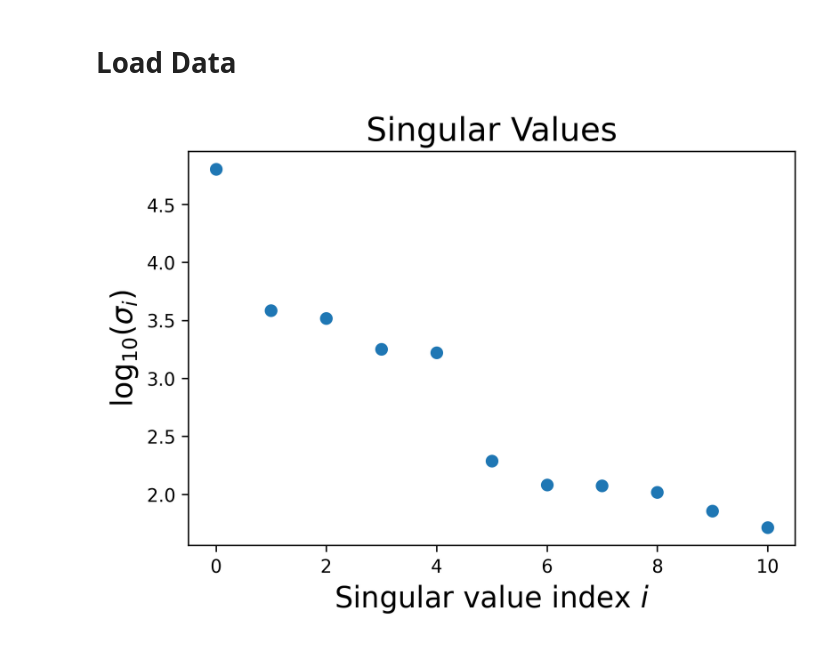
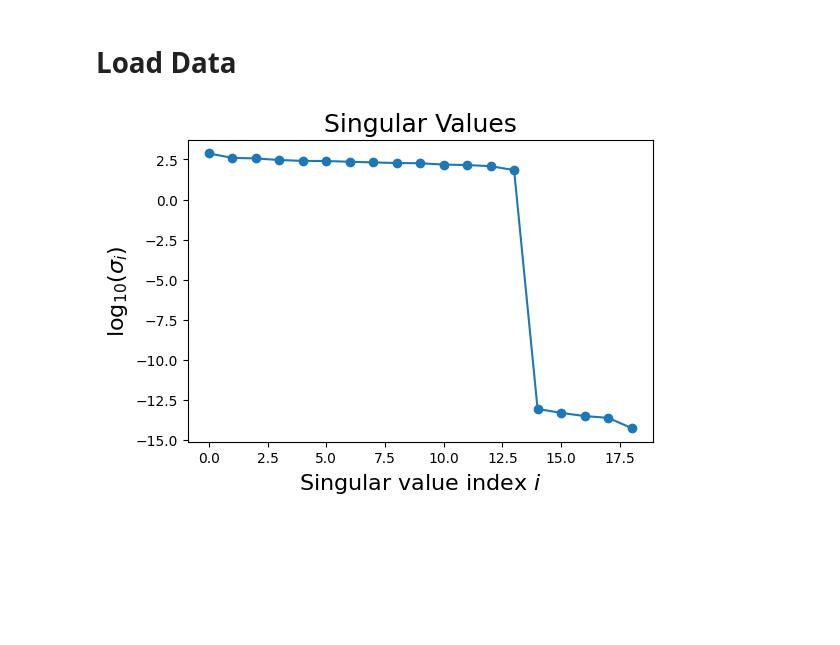
Before and after one commit to seqwalt/ME532_project, a Jupyter notebook: code/sandbox.ipynb, the cells around one changed output. Drawn from its saved outputs; the diff is of its cells as text; code cells hidden in the pictures; blank space fills up the shorter version.

```diff
--- a/code/sandbox.ipynb
+++ b/code/sandbox.ipynb
@@ -61,0 +134,15 @@ def sk_SVM( A, d ):
+# %%
+# Feature Scaling
+# Normalize the range of the features to -1 and 1
+def normalize( A ):
+    ones_col = np.ones((A.shape[0],1))
+    u = np.mean(A,axis=0).reshape(1,-1)
+    u_mat = ones_col@u
+    Au = A - u_mat
+    std = np.std(A,axis=0).reshape(1,-1)
+    std_mat = ones_col@std
+    Asc = Au/std_mat
+    #ran = (np.max(A,axis=0) - np.min(A,axis=0)).reshape(1,-1)
+    #ran_mat = ones_col@ran
+    #Asc = Au/ran_mat
+    return Asc
@@ -112,20 +229,26 @@ from numpy import linalg as LA
 from sklearn.svm import LinearSVC
 import matplotlib.pyplot as plt
 
-Ad = np.genfromtxt('../data/cardio_disease.csv',delimiter=';',skip_header=1)
-A = Ad[:,0:11]
-d = Ad[:,11].reshape(-1,1)
+A_d = np.genfromtxt('../data/cardio_disease.csv',delimiter=';',skip_header=1)
+A = A_d[:,0:11]
+d = A_d[:,11].reshape(-1,1)
 d[d == 0] = -1
+
+#Feature scaling
+A = normalize(A)
+# one-hot encoding for gender, cholesterol, glucose,
+# smoke, alcohol, physical activity
+A = one_hot(A,[1,6,7,8,9,10])
 # %%
 # singular values
 
 U,s,VT = np.linalg.svd(A,full_matrices=False)
-fig = plt.figure(figsize=(6,4), dpi= 300)
+fig = plt.figure(figsize=(6,4), dpi= 100)
 ax = fig.add_subplot(111)
-ax.plot(np.log10(s),'o')
+ax.plot(np.log10(s),'-o')
 ax.set_xlabel('Singular value index $i$', fontsize=16)
 ax.set_ylabel('$\log_{10}(\sigma_i)$', fontsize=16)
 ax.set_title('Singular Values', fontsize=18)
 plt.show()
 # %% [output]
-[figure, old version]
+[figure, new version]
```
Also changed, not shown: parts of 24 cells of this notebook, 15 other files.
